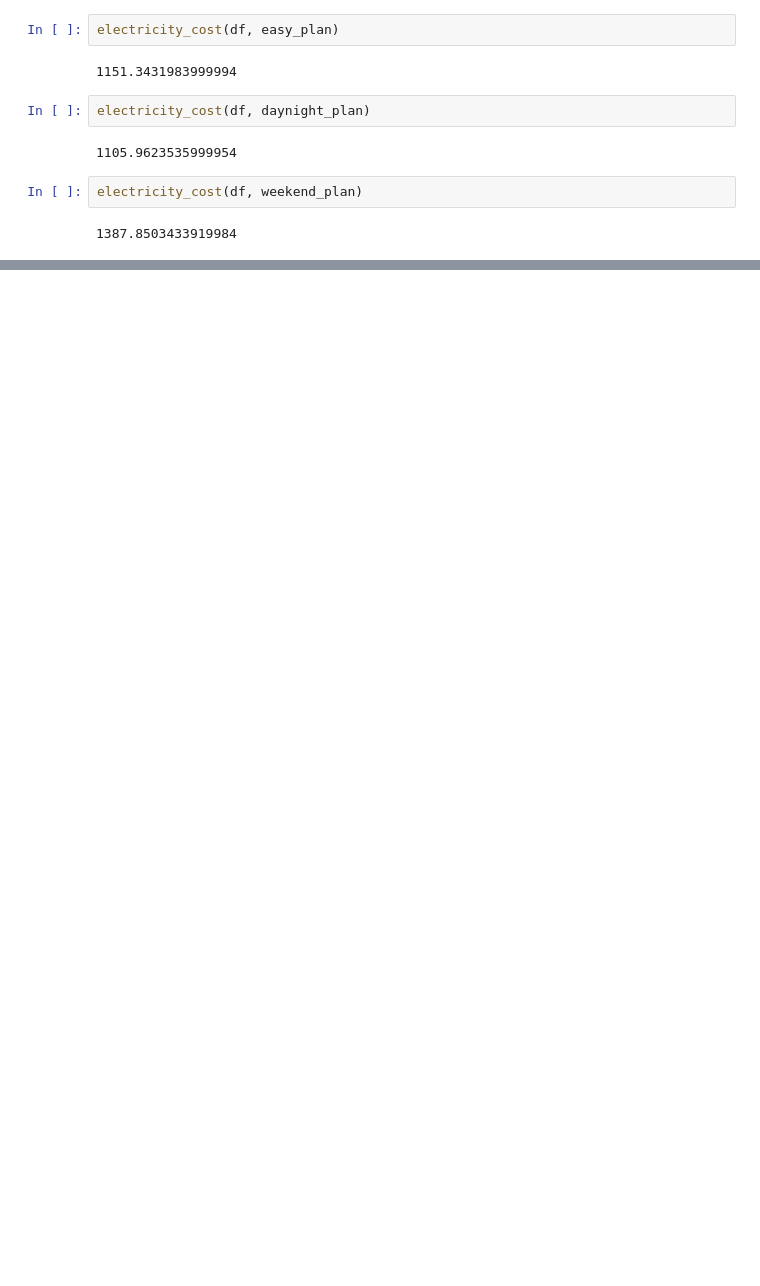
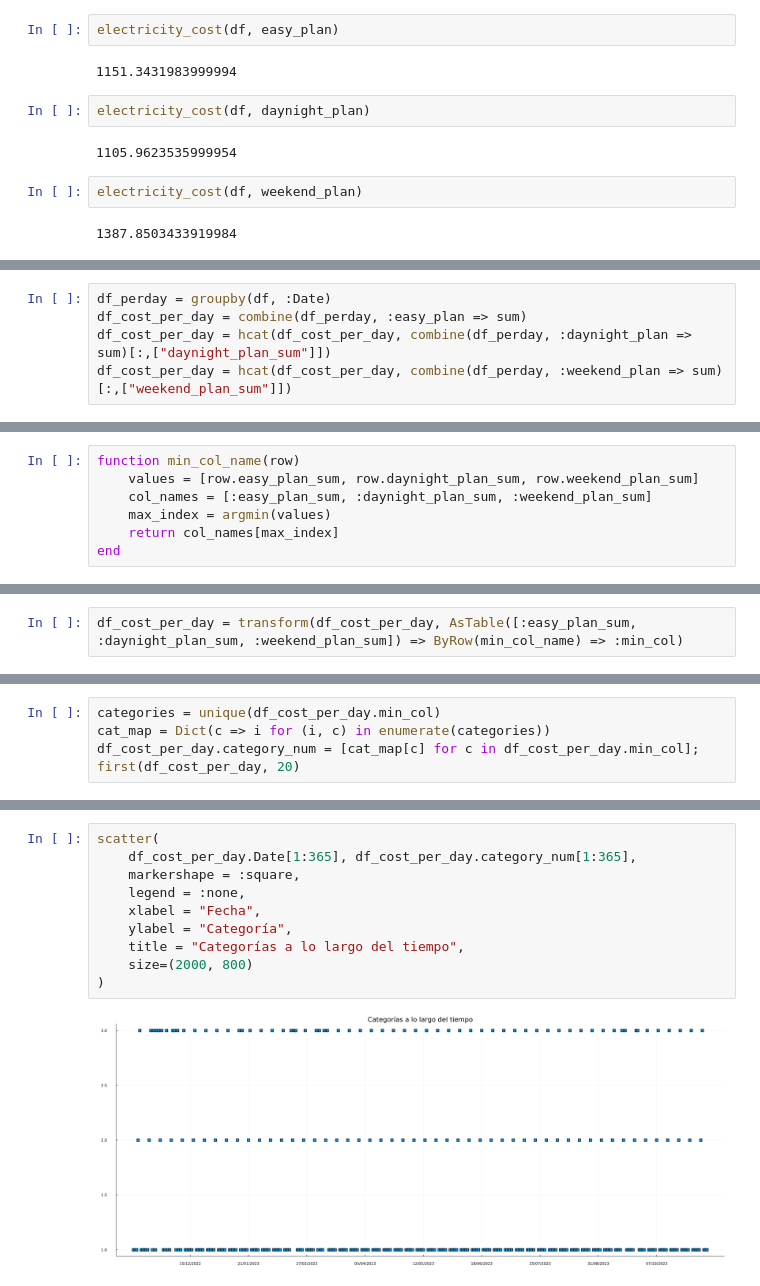
Before and after one commit to afcgotg/electricity-price, a Jupyter notebook: Electricity_price.ipynb, the cells around one changed output, grey strips where cells are left out. Drawn from its saved outputs; the diff is of its cells as text; blank space fills up the shorter version.

```diff
--- a/Electricity_price.ipynb
+++ b/Electricity_price.ipynb
@@ -472,0 +504,5 @@ electricity_cost(df, weekend_plan)
+# %%
+df_perday = groupby(df, :Date)
+df_cost_per_day = combine(df_perday, :easy_plan => sum)
+df_cost_per_day = hcat(df_cost_per_day, combine(df_perday, :daynight_plan => sum)[:,["daynight_plan_sum"]])
+df_cost_per_day = hcat(df_cost_per_day, combine(df_perday, :weekend_plan => sum)[:,["weekend_plan_sum"]])
@@ -472,0 +530,7 @@ electricity_cost(df, weekend_plan)
+# %%
+function min_col_name(row)
+    values = [row.easy_plan_sum, row.daynight_plan_sum, row.weekend_plan_sum]
+    col_names = [:easy_plan_sum, :daynight_plan_sum, :weekend_plan_sum]
+    max_index = argmin(values)
+    return col_names[max_index]
+end
@@ -472,0 +539,2 @@ electricity_cost(df, weekend_plan)
+# %%
+df_cost_per_day = transform(df_cost_per_day, AsTable([:easy_plan_sum, :daynight_plan_sum, :weekend_plan_sum]) => ByRow(min_col_name) => :min_col)
@@ -472,0 +562,5 @@ electricity_cost(df, weekend_plan)
+# %%
+categories = unique(df_cost_per_day.min_col)
+cat_map = Dict(c => i for (i, c) in enumerate(categories))
+df_cost_per_day.category_num = [cat_map[c] for c in df_cost_per_day.min_col];
+first(df_cost_per_day, 20)
@@ -472,0 +587,12 @@ electricity_cost(df, weekend_plan)
+# %%
+scatter(
+    df_cost_per_day.Date[1:365], df_cost_per_day.category_num[1:365],
+    markershape = :square,
+    legend = :none,
+    xlabel = "Fecha",
+    ylabel = "Categoría",
+    title = "Categorías a lo largo del tiempo",
+    size=(2000, 800)
+)
+# %% [output]
+[figure, added]
```
Also changed, not shown: parts of 17 cells of this notebook.
